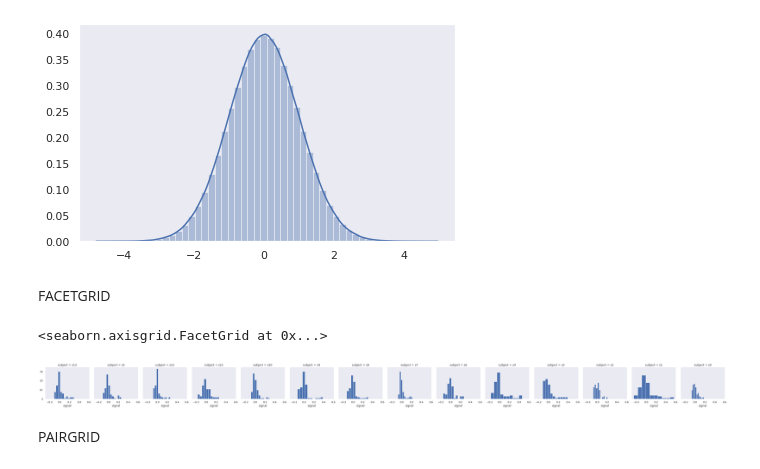
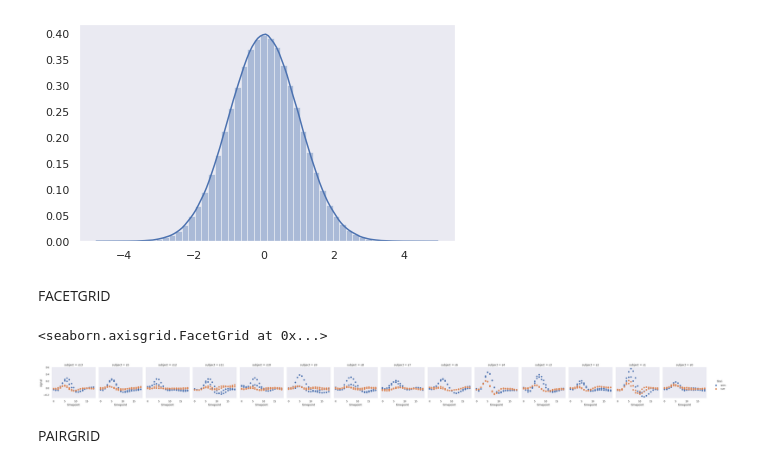
Before and after one commit to DataCrusade1999/Python, a Jupyter notebook: Seaborn(Colab).ipynb, the cells around one changed output. Cells and saved outputs as stored; diff of their text form; code cells hidden in the pictures.

```diff
--- a/Seaborn(Colab).ipynb
+++ b/Seaborn(Colab).ipynb
@@ -51,11 +51,12 @@ sns.distplot(df4)
 # %% [markdown]
 FACETGRID
 # %%
-var=sns.FacetGrid(df3,col='subject')
-var.map(plt.hist,'signal')
+var=sns.FacetGrid(df3,col='subject',hue='event')
+var.map(plt.scatter,'timepoint','signal')
+var.add_legend(title='fmri')
 # %% [output]
 <seaborn.axisgrid.FacetGrid at 0x...>
-[figure, old version]
+[figure, new version]
 # %% [markdown]
 PAIRGRID
 # %%
```
